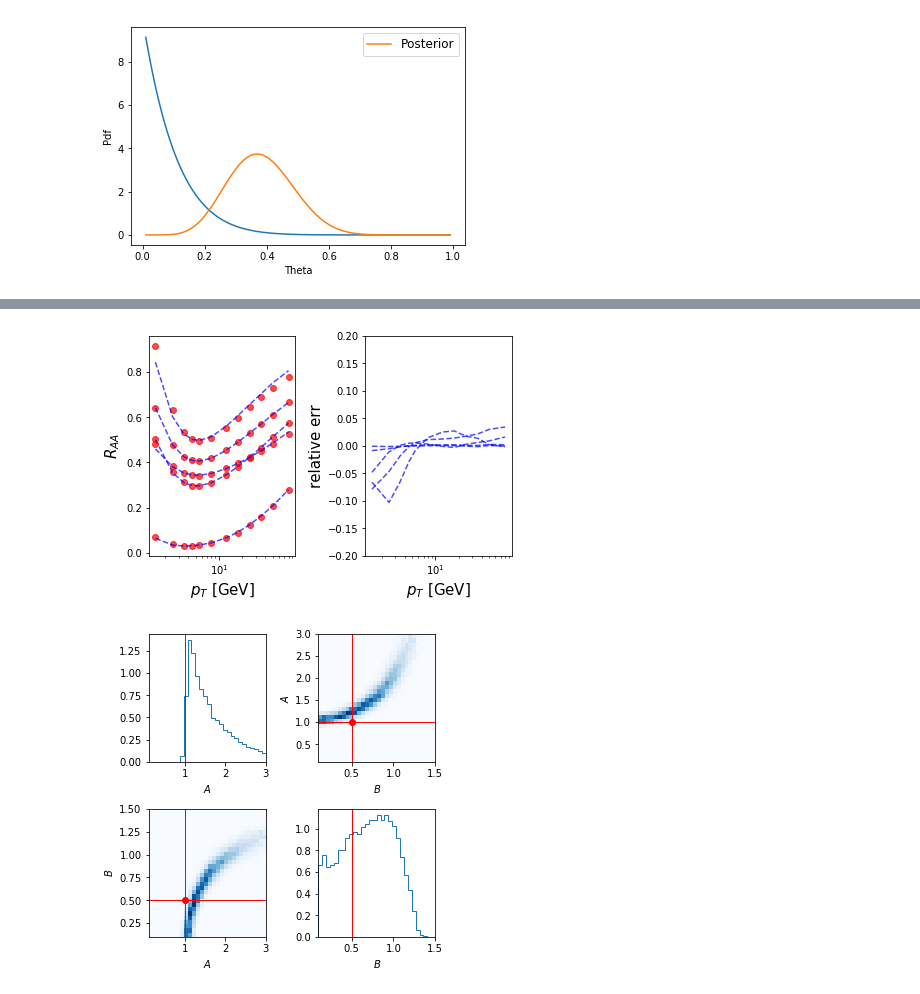
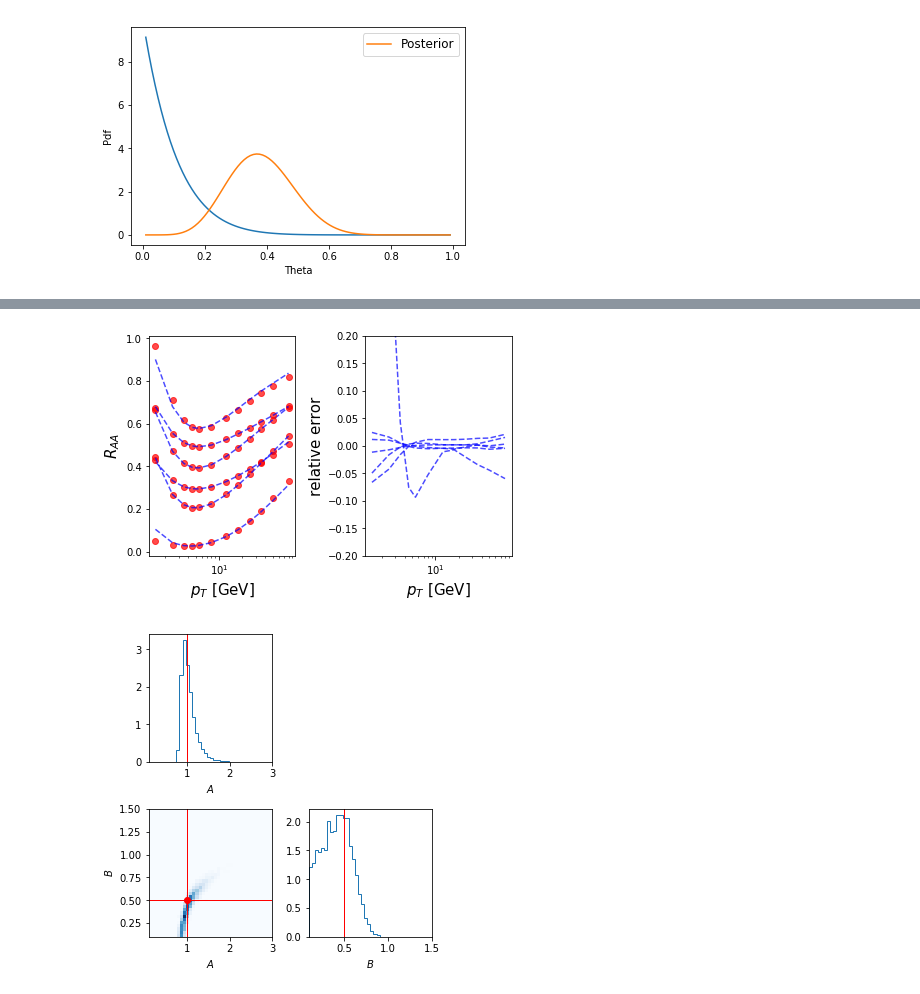
Before and after one commit to JETSCAPE/STAT, a Jupyter notebook: Winter School Exercises (Answers).ipynb, the cells around one changed output, grey strips where cells are left out. Saved outputs shown, nothing was run; the diff lists cells and outputs as text; code cells hidden in the pictures.

```diff
--- a/Winter School Exercises (Answers).ipynb
+++ b/Winter School Exercises (Answers).ipynb
@@ -610,29 +703,32 @@ RBF:  4.74**2 * RBF(length_scale=[0.793, 0.86])
 White:  WhiteKernel(noise_level=1e-05)
 # %%
-### Step 4-1: It is important to validate the performance of emulators using novel points
-ax1 = plt.subplot(1,2,1)
-ax2 = plt.subplot(1,2,2)
-for (a, b) in [(.5,0.2), (1.4, 0.9), (2.5, 1.4), (2.8, .4), (1.0, 1.0)]:
+### Step 4-2: Validating the emulators #######################
+# It is important to validate the performance of emulators to
+# make sure they behave as expected.
+# 1) Pick 6 random combinations of A and B. Compare the
+#    emulators prediction and the model calculations.
+#    Do they agree?
+fig, (ax1, ax2) = plt.subplots(ncols=2, sharex=True)
+for (a, b) in [(.4,.22),(2.3,1.2),(2.2,.11),
+               (1.32,.53),(.9,.83),(1.1,1.43)]:
     # GP prediction
-    z = [gp.predict([(a, b)])[0] for gp in gps]
-    pred = scaler.inverse_transform(pca.inverse_transform([z]))[0]
+    z = np.array([gp.predict([(a, b)])[0] for gp in gps])
+    pred = np.dot(z, Trans_Matrix[:z.shape[-1]])
+    pred += scaler.mean_
     # model calcuatlion
     calc = Model(pT, a, b)
 
     ax1.plot(pT, calc, 'ro', alpha=0.7)
     ax1.plot(pT, pred, 'b--', alpha=0.7)
-
     ax2.plot(pT, (pred-calc)/calc, 'b--', alpha=0.7)
 
 ax1.semilogx()
 ax1.set_xlabel(r'$p_T$ [GeV]', fontsize=15)
 ax1.set_ylabel(r'$R_{AA}$', fontsize=15)
-
-ax2.semilogx()
 ax2.set_ylim(-.2, .2)
 ax2.set_xlabel(r'$p_T$ [GeV]', fontsize=15)
-ax2.set_ylabel('relative err', fontsize=15)
+ax2.set_ylabel('relative error', fontsize=15)
 
 plt.tight_layout(True)
 # %% [output]
-[figure, old version]
+[figure, new version]
@@ -676,34 +795,48 @@ def posterior_ln_pdf(theta):
 # %%
-# Step 6: Run MCMC
-nsamples = 1000
-nburnin= 100
-ndim, nwalkers = 2, 40
-sampler = emcee.EnsembleSampler(nwalkers, ndim, posterior_ln_pdf)
+######### Step 6: Run MCMC ###########################
+# Fill 1) the number of samples 2) burnin steps
+# 3) dimsional of the problem 4) number of mcmc walkers
+# Hint: this may take a while, so start with smaller numbers
+nsteps = 1000
+nburnin = 100
+ndim, nwalkers = 2, 20
+sampler = emcee.EnsembleSampler(nwalkers, ndim,
+                                posterior_ln_pdf)
 p0 = np.random.rand(nwalkers, ndim)
 p0 = (1.-p0)*ranges[:, 0] +  p0*ranges[:, 1]
-out_post = sampler.run_mcmc(p0, nsamples)
+out_post = sampler.run_mcmc(p0, nsteps)
 samples = sampler.chain[:, nburnin:, :].reshape((-1, ndim))
 # %%
-# Step 7: Analysis the posterior probablity distribution
-figure, axes = plt.subplots(figsize=(5,5), ncols=ndim, nrows=ndim)
+##### Step 7: Analyze the posterior distribution ########
+# 1) Run this block and plot the posterior distribution
+# 2) Does the posterior fairly estimates the true values (red)?
+# 3) How does the posterior change it we take into account the
+#    correlation among the sys-error?
+figure, axes = plt.subplots(figsize=(5,5),
+                            ncols=ndim, nrows=ndim)
 names = [r"$A$", r"$B$"]
 for i, row in enumerate(axes):
     for j, ax in enumerate(row):
         if i==j:
-            ax.hist(samples[:,i], bins=30, range=ranges[i], histtype='step', normed=True)
+            ax.hist(samples[:,i], bins=40,
+                    range=ranges[i], histtype='step',
+                    normed=True)
             ax.set_xlabel(names[i])
             ax.axvline(x=truth[i], color='r', linewidth=1)
             ax.set_xlim(*ranges[j])
-        else:
-            ax.hist2d(samples[:, j], samples[:, i], bins=30,
-                        range=[ranges[j], ranges[i]], cmap='Blues')
+        if i>j:
+            ax.hist2d(samples[:, j], samples[:, i],
+                      bins=40, range=[ranges[j], ranges[i]],
+                      cmap='Blues')
             ax.set_xlabel(names[j])
             ax.set_ylabel(names[i])
             ax.axvline(x=truth[j], color='r', linewidth=1)
             ax.axhline(y=truth[i], color='r', linewidth=1)
             ax.plot(truth[j], truth[i], 'ro')
             ax.set_xlim(*ranges[j])
             ax.set_ylim(*ranges[i])
+        if i<j:
+            ax.axis('off')
 plt.tight_layout(True)
 # %% [output]
-[figure, old version]
+[figure, new version]
```
Also changed, not shown: parts of 10 cells of this notebook, 3 other files.
